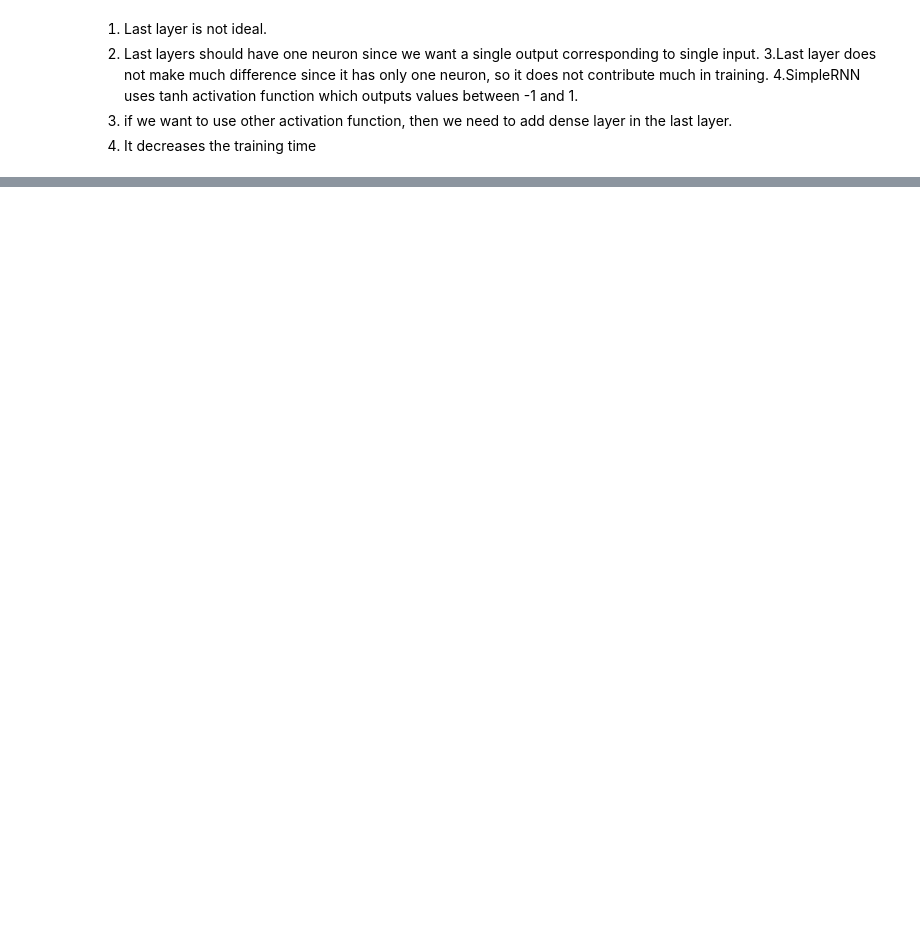
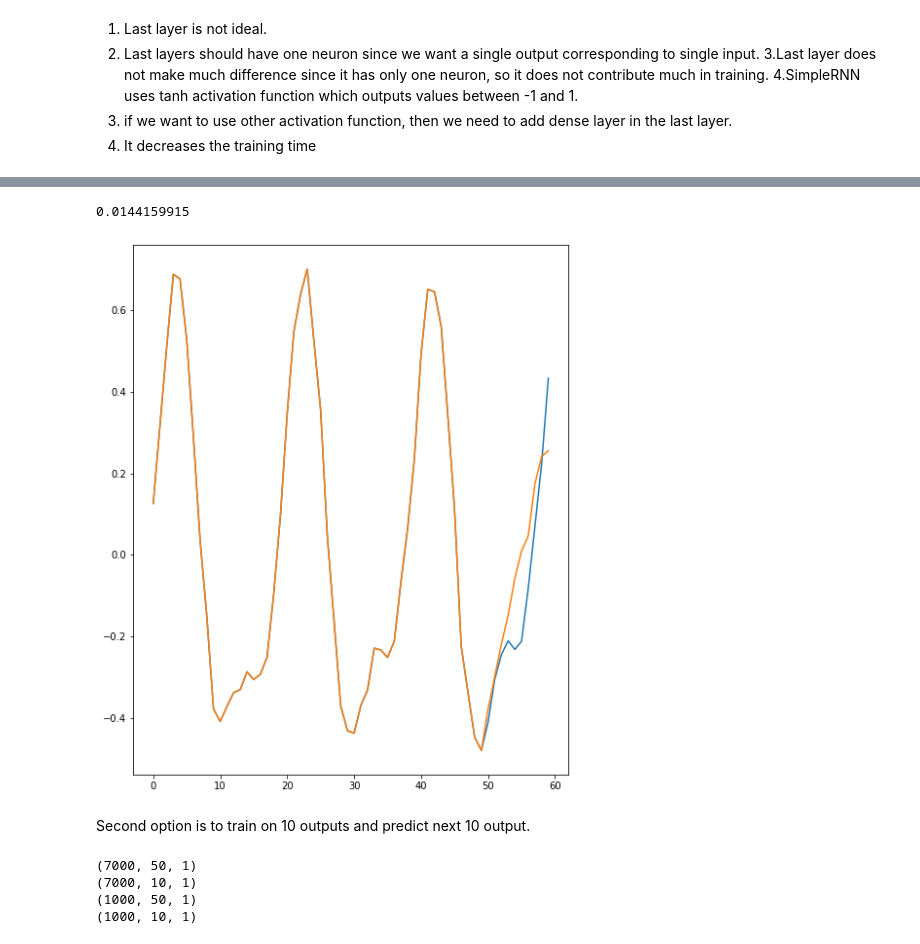
Before and after one commit to rahul0697/Hands-On-Machine-Learning-with-Scikit-Learn-Keras-and-TensorFlow-2nd-Edition-by-Aur-lien-G-ron, a Jupyter notebook: RNN_timeSeries_forcasting.ipynb, the cells around one changed output, grey strips where cells are left out. Saved outputs shown, nothing was run; the diff lists cells and outputs as text; code cells hidden in the pictures; blank space fills up the shorter version.

Commit message:
Added Forcasting next 10 time stamps

```diff
--- a/RNN_timeSeries_forcasting.ipynb
+++ b/RNN_timeSeries_forcasting.ipynb
@@ -220,0 +228,4 @@ Epoch 20/20
+# %%
+series = generate_time_series(1, n_steps + 10) #create a test input having 50+10 timestamps values.
+# %%
+X_new, y_new = series[:,:n_steps], series[:,n_steps:]
@@ -220,0 +238,7 @@ Epoch 20/20
+# %%
+X = X_new
+# %%
+for steps in range(10):
+  y_pred = model.predict(X[:, steps: steps + n_steps])
+  X = np.concatenate((X, np.expand_dims(y_pred,axis=-1)) , axis=1)
+  print(X.shape)
@@ -220,0 +258,15 @@ Epoch 20/20
+# %%
+np.mean(keras.losses.mean_squared_error(y_pred,y_new))
+# %% [output]
+0.0144159915
+# %%
+import numpy as np
+import matplotlib.pyplot as plt
+plt.figure(figsize=(8,10))
+plt.plot(range(60),series[0,:,0])
+plt.plot(range(60),X[0,:,0])
+plt.show()
+# %% [output]
+[figure, added]
+# %% [markdown]
+Second option is to train on 10 outputs and predict next 10 output.
@@ -220,0 +278,10 @@ Epoch 20/20
+# %%
+print(X_train.shape)
+print(y_train.shape)
+print(X_test.shape)
+print(y_test.shape)
+# %% [output]
+(7000, 50, 1)
+(7000, 10, 1)
+(1000, 50, 1)
+(1000, 10, 1)
```
Also changed, not shown: parts of 22 cells of this notebook.
